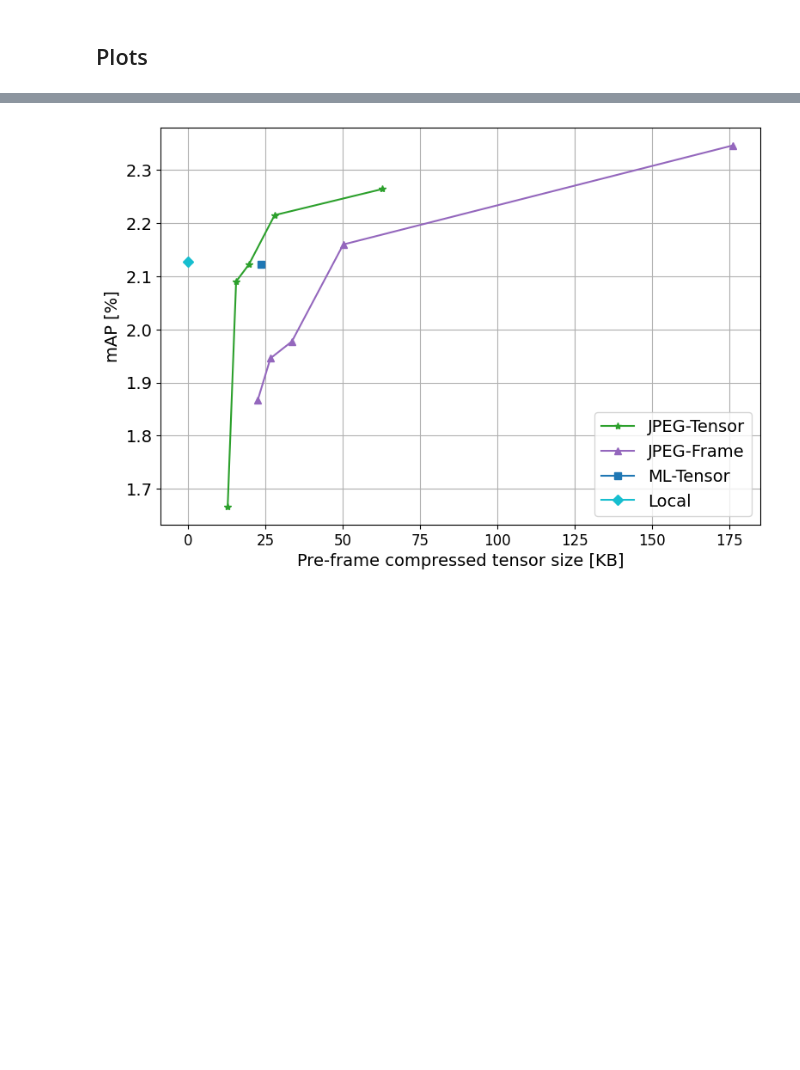
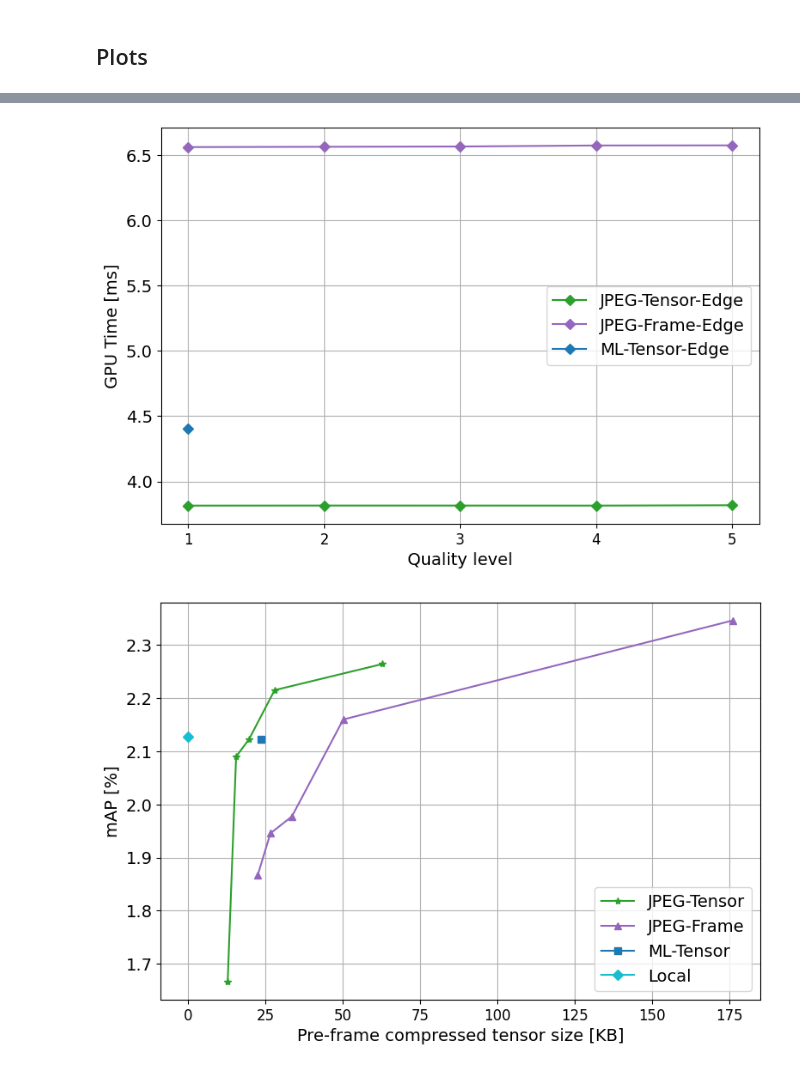
Before and after one commit to Rexyyj/split_DNN_framework, a Jupyter notebook: plots/plot.ipynb, the cells around one changed output, grey strips where cells are left out. Saved outputs shown, nothing was run; the diff lists cells and outputs as text; code cells hidden in the pictures; blank space fills up the shorter version.

```diff
--- a/plots/plot.ipynb
+++ b/plots/plot.ipynb
@@ -129,3 +425,27 @@ tensor_ml_network_mean = np.array(tensor_ml_network_mean)
+# %%
+fig, ax1 = plt.subplots(figsize=(9, 6))
+
+x_real = np.arange(1,6)
+
+# ax1.plot(x_real,tensor_jpeg_cudaCli_mean, "*-", label="JPEG-Tensor-Cli"  ,color="tab:green" )
+ax1.plot(x_real,tensor_jpeg_cudaEdge_mean, "D-", label="JPEG-Tensor-Edge"  ,color="tab:green" )
+
+# ax1.plot(x_real,frame_jpeg_cpuCli_mean, "*-", label="JPEG-Frame-Cli"  ,color="tab:purple" )
+ax1.plot(x_real,frame_jpeg_cudaEdge_mean, "D-", label="JPEG-Frame-Edge"  ,color="tab:purple" )
+
+# ax1.plot(1,tensor_ml_cpuCli_mean, "*-", label="ML-Tensor-Cli"  ,color="tab:blue" )
+ax1.plot(1,tensor_ml_cudaEdge_mean, "D-", label="ML-Tensor-Edge"  ,color="tab:blue" )
+
+ax1.set_ylabel("GPU Time [ms]")
+ax1.set_xlabel('Quality level')
+# ax1.set_yscale("log")
+ax1.set_xticks(x_real, x_real)
+ax1.legend()
+ax1.autoscale(axis="x",tight=False)
+ax1.grid()
+fig.show()
+# %% [output]
+[figure, added]
 # %%
 fig, ax1 = plt.subplots(figsize=(9, 6))
 
```
Also changed, not shown: parts of 14 cells of this notebook.
